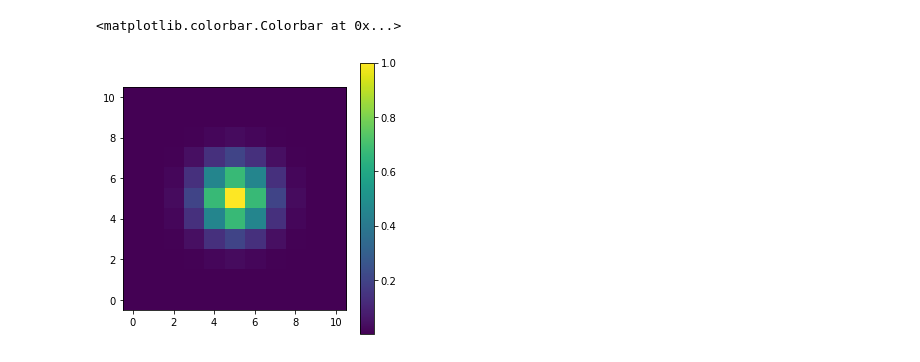
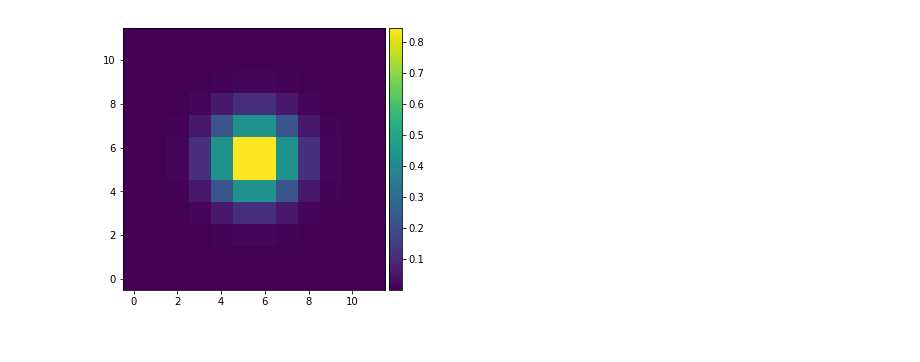
Before and after one commit to brouhardlab/anamic, a Jupyter notebook: notebooks/Simulate_Microscope_Images.ipynb, the cells around one changed output. Cells and saved outputs as stored; diff of their text form; code cells hidden in the pictures.

```diff
--- a/notebooks/Simulate_Microscope_Images.ipynb
+++ b/notebooks/Simulate_Microscope_Images.ipynb
@@ -17,6 +17,15 @@ import pandas as pd
 import matplotlib.pyplot as plt
 import ipyvolume as ipv
 import skimage
+
+def imshow_cb(im, ax):
+    from mpl_toolkits.axes_grid1 import make_axes_locatable
+
+    img = ax.imshow(im, interpolation='none', origin=[0, 0])
+    ax.set_aspect('equal')
+    divider = make_axes_locatable(ax)
+    cax = divider.append_axes("right", size="5%", pad=0.05)
+    plt.colorbar(img, cax=cax)
 # %%
 # Define the structure of the MT
 # as a 2D array where:
@@ -90,13 +101,13 @@ positions[['x_proj_rotated', 'y_proj_rotated']] = np.dot(positions[['x_proj', 'y
 # %%
 # Discretize dimers onto an high resolution image
 
-microscope_pixel_size = 120  # nm/pixel
-pixel_size_ratio = 20
+microscope_pixel_size = 110  # nm/pixel
+pixel_size_ratio = 10
 fine_pixel_size = microscope_pixel_size / pixel_size_ratio
 assert int(fine_pixel_size) == fine_pixel_size
 
-x_offset = 600  # nm
-y_offset = 400  # nm
+x_offset = 800  # nm
+y_offset = 800  # nm
 
 x_max = int(np.round(positions['x_proj_rotated'].max() + 1))
 x_min = int(np.round(positions['x_proj_rotated'].min() - 1))
@@ -110,11 +121,18 @@ y_bins = np.arange(y_min - y_offset, y_max + y_offset, fine_pixel_size)
 selected_dimers = positions[(positions['visible'] == True) & (positions['labeled'] == True)]
 
 # Bin dimers positions to a fine grid (defined by fine_pixel_size)
-im, _, _ = np.histogram2d(selected_dimers['x_proj_rotated'], selected_dimers['y_proj_rotated'], bins=[x_bins, y_bins])
-if im.shape[1] > im.shape[0]:
+im, a, b = np.histogram2d(selected_dimers['x_proj_rotated'], selected_dimers['y_proj_rotated'], bins=[x_bins, y_bins])
+
+# We also save the dimers positions on the fine grid (unit is pixel)
+positions.loc[:, 'x_pixel_fine'] = np.digitize(positions['x_proj_rotated'], x_bins)
+positions.loc[:, 'y_pixel_fine'] = np.digitize(positions['y_proj_rotated'], y_bins)
+
+# Keep the width > height consistant
+if im.shape[1] < im.shape[0]:
     im = im.T
+    positions.loc[:, ['x_pixel_fine', 'y_pixel_fine']] = positions.loc[:, ['y_pixel_fine', 'x_pixel_fine']]
 
-# We resize the image to be a multiple of `pixel_size_ratio` (usually the value is 10).
+# We resize the image to be a multiple of `pixel_size_ratio`.
 new_w = im.shape[0] + (pixel_size_ratio - im.shape[0] % pixel_size_ratio)
 new_h = im.shape[1] + (pixel_size_ratio - im.shape[1] % pixel_size_ratio)
 
@@ -160,22 +173,19 @@ fig.colorbar(mappable, ax=ax, orientation='vertical')
 # %%
 # Generate a microscope PSF
 
 def generate_psf(kernel_size_pixel, sigma_pixel):
     from scipy import signal
     gaussian_kernel_1d = signal.gaussian(kernel_size_pixel, std=sigma_pixel)
     gaussian_kernel_1d = gaussian_kernel_1d.reshape(kernel_size_pixel, 1)
     gaussian_kernel_2d = np.outer(gaussian_kernel_1d, gaussian_kernel_1d)
     return gaussian_kernel_2d
 
 psf_size = 135  # nm
 sigma_pixel = psf_size / microscope_pixel_size
 
 psf = generate_psf(int(sigma_pixel * 10), sigma_pixel)
 
 fig, ax = plt.subplots(figsize=(5, 5))
-mappable = ax.imshow(psf, interpolation='none', origin=[0, 0])
-ax.set_aspect('equal')
-fig.colorbar(mappable, ax=ax, orientation='vertical')
+imshow_cb(psf, ax)
 # %% [output]
-<matplotlib.colorbar.Colorbar at 0x...>
-[figure, old version]
+[figure, new version]
```
Also changed, not shown: parts of 16 cells of this notebook, 1 other file.
